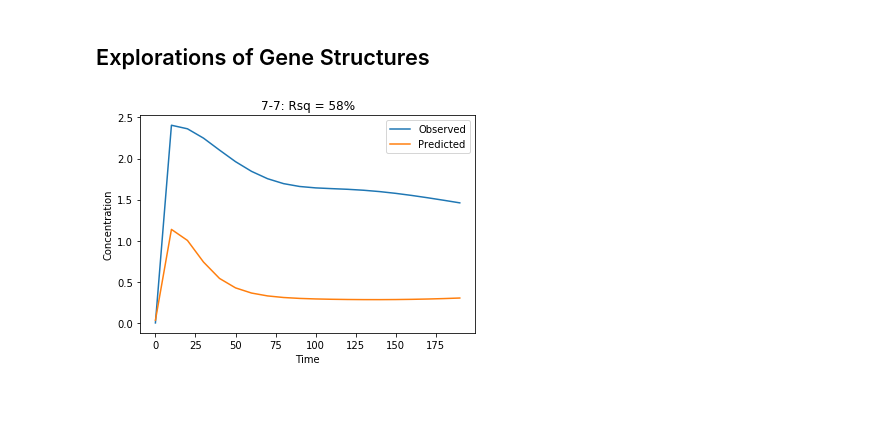
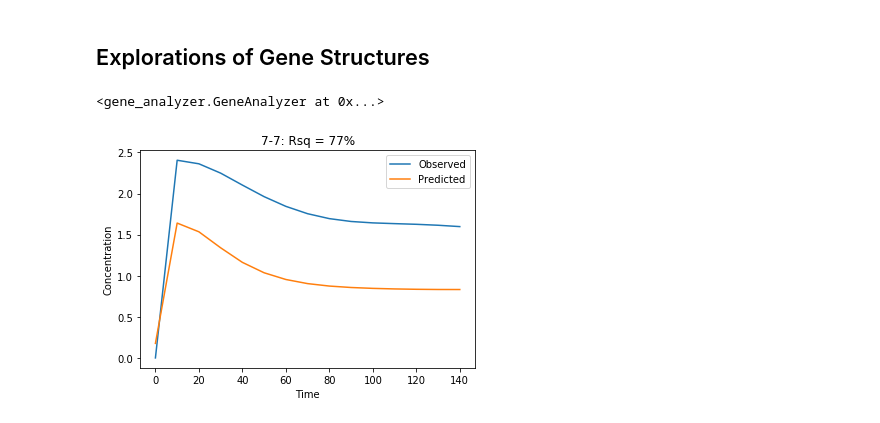
Before and after one commit to ModelEngineering/advancing-biomedical-models, a Jupyter notebook: ModelingGame/game_analysis.ipynb, the cells around one changed output. Cells and saved outputs as stored; diff of their text form; code cells hidden in the pictures.

```diff
--- a/ModelingGame/game_analysis.ipynb
+++ b/ModelingGame/game_analysis.ipynb
@@ -17,16 +17,18 @@ import util
 # %% [markdown]
 ## Analysis Codes
 # %%
-def evaluate(desc_stgs, max_iteration=100, min_rsq=0.8, end_time=1200):
+def evaluate(desc_stgs, **kwargs):
     analyzer = ga.GeneAnalyzer()
     for desc_stg in desc_stgs:
-        analyzer.do(desc_stg, end_time=end_time, max_iteration=max_iteration, min_rsq=min_rsq)
+        analyzer.do(desc_stg, **kwargs)
         title = "%s: Rsq = %d%%" % (desc_stg, int(100*np.round(analyzer.rsq, 3)))
         plt.figure()
         analyzer.plot(title=title)
+    return analyzer
 # %% [markdown]
 ## Explorations of Gene Structures
 # %%
-evaluate(["7-7"], max_iteration=20, end_time=200)
+evaluate(["7-7"], max_iteration=20, end_time=150)
 # %% [output]
+<gene_analyzer.GeneAnalyzer at 0x...>
-[figure, old version]
+[figure, new version]
```
Also changed, not shown: parts of 11 cells of this notebook.
